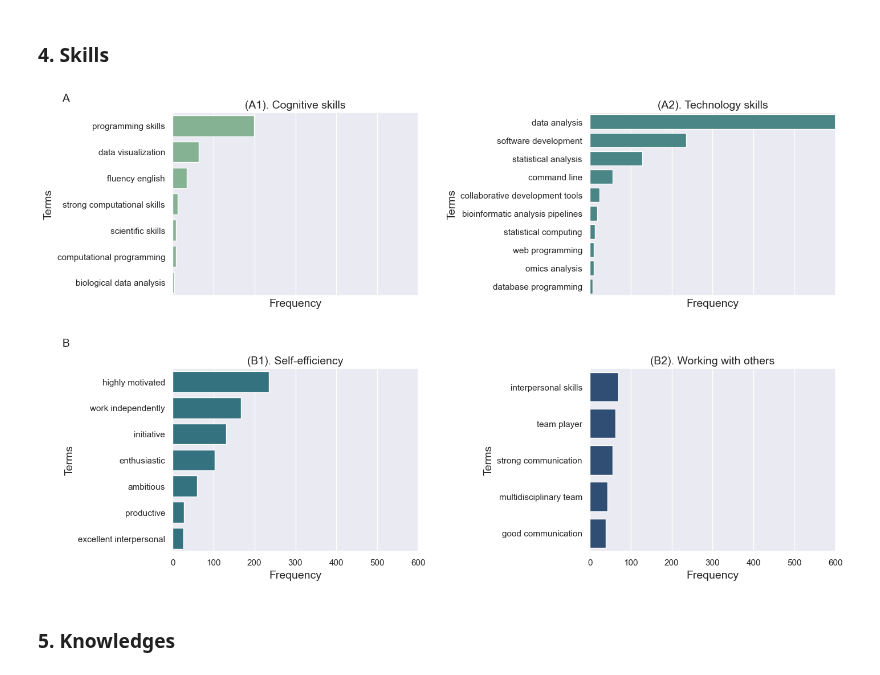
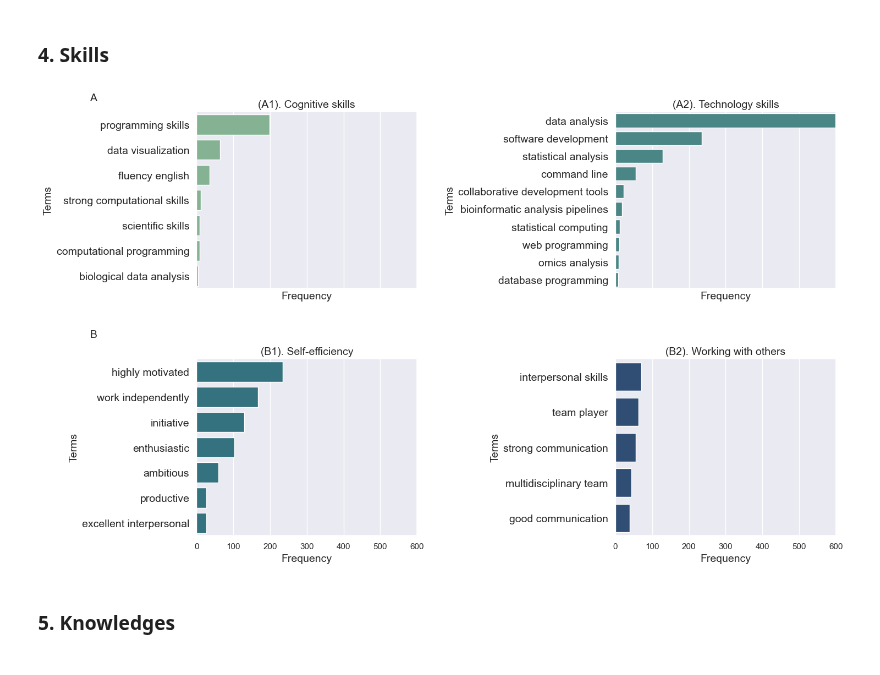
Before and after one commit to Adrielson/jobs_bioinformatics, a Jupyter notebook: 06_lexicon analysis.ipynb, the cells around one changed output. Drawn from its saved outputs; the diff is of its cells as text; code cells hidden in the pictures.

```diff
--- a/06_lexicon analysis.ipynb
+++ b/06_lexicon analysis.ipynb
@@ -97,8 +97,8 @@ normalization = {
     'lsf':'load sharing facility',
     'sge':'sun grid engine',
     'svn' : 'subversion',
-    'c++': 'c_plus_plus',
-    'c#': 'c_sharp',
+    'c\+\+': 'c_plus_plus',
+    'c\#': 'c_sharp',
 
 
     'abioinformatician':'bioinformatician',
@@ -156,7 +156,7 @@ normalization = {
 }
 
 for key, value in normalization.items():
-    df['text_result_normalized'] = df['text_result_normalized'].str.replace(key, value)
+    df['text_result_normalized'] = df['text_result_normalized'].str.replace(key, value, regex=False)
 # %% [markdown]
 ### 2. **Create category dataframes**
 Analyze and categorize terms according to the categories provided in dic_ads.
@@ -477,42 +485,46 @@ df_top_3 = df_list[3].head(barras_qtd)
 custom_palette_3 = [sns.color_palette(paleta)[5]]
 
 
-fig, axes = plt.subplots(nrows=2, ncols=2, figsize=(15, 10), sharex=True, gridspec_kw={"hspace": 0.4, "wspace": 0.7})
+fig, axes = plt.subplots(nrows=2, ncols=2, figsize=(15, 10), sharex=True, gridspec_kw={"hspace": 0.4, "wspace": 0.9})
 
 sns.barplot(ax=axes[0, 0], x='count', y=df_top_0.index, data=df_top_0, palette=custom_palette_0)
 axes[0, 0].set_xlabel('Frequency', fontsize=14)
 axes[0, 0].set_ylabel('Terms', fontsize=14)
 axes[0, 0].set_title('(A1). Cognitive skills', fontsize=14)
+axes[0, 0].tick_params(axis='y', labelsize=14)
 
 sns.barplot(ax=axes[0, 1], x='count', y=df_top_1.index, data=df_top_1, palette=custom_palette_1)
 axes[0, 1].set_xlabel('Frequency', fontsize=14)
 axes[0, 1].set_ylabel('Terms', fontsize=14)
 axes[0, 1].set_title('(A2). Technology skills', fontsize=14)
+axes[0, 1].tick_params(axis='y', labelsize=14)
 
 sns.barplot(ax=axes[1, 0], x='count', y=df_top_2.index, data=df_top_2, palette=custom_palette_2)
 axes[1, 0].set_xlabel('Frequency', fontsize=14)
 axes[1, 0].set_ylabel('Terms', fontsize=14)
 axes[1, 0].set_title('(B1). Self-efficiency', fontsize=14)
+axes[1, 0].tick_params(axis='y', labelsize=14)
 
 sns.barplot(ax=axes[1, 1], x='count', y=df_top_3.index, data=df_top_3, palette=custom_palette_3)
 axes[1, 1].set_xlabel('Frequency', fontsize=14)
 axes[1, 1].set_ylabel('Terms', fontsize=14)
 axes[1, 1].set_title('(B2). Working with others', fontsize=14)
+axes[1, 1].tick_params(axis='y', labelsize=14)
 
 fig.text(0.0, 0.9, 'A', fontsize=14, ha='center')
 fig.text(0.0, 0.47, 'B', fontsize=14, ha='center')
 
 max_value = max(df_top_0['count'].max(),
                 df_top_1['count'].max(),
                 df_top_2['count'].max(),
                 df_top_3['count'].max()
                )
 for ax in axes.flat:
     ax.set_xlim(0, max_value)
 plt.savefig('img/skills.png')
 plt.show()
 # %% [output]
-[figure, old version]
+[figure, new version]
 # %% [markdown]
 ### 5. **Knowledges**
 # %%
```
Also changed, not shown: parts of 2 cells of this notebook, 5 other files.
